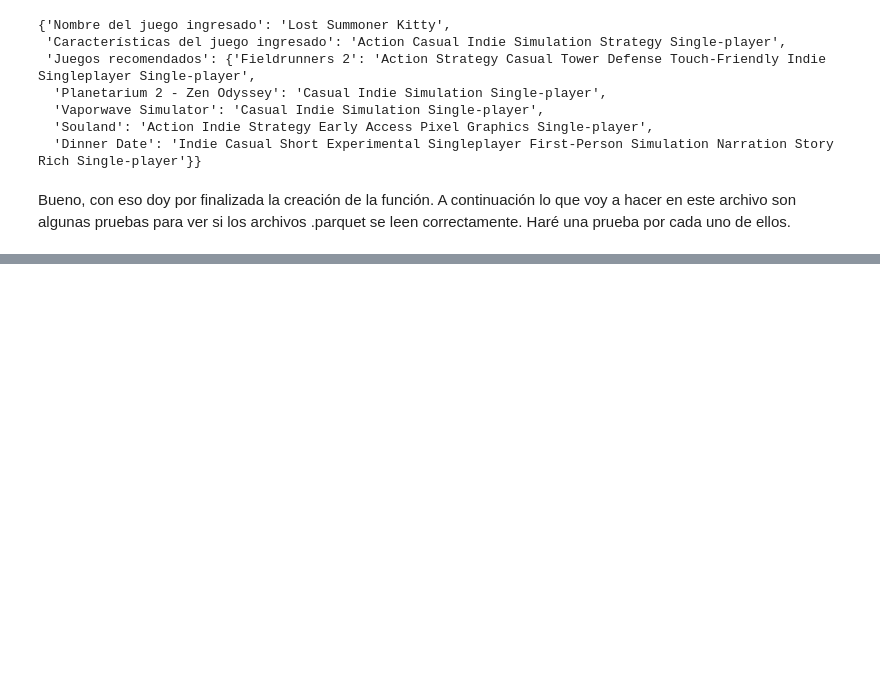
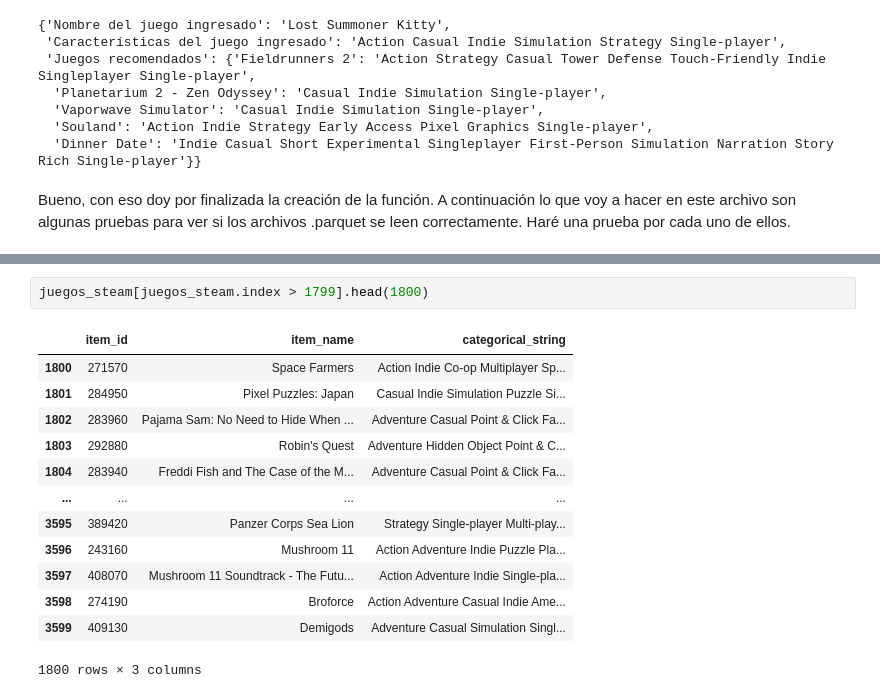
Before and after one commit to Tagliaferro22/steam-games, a Jupyter notebook: sistema_recomendacion/item_item.ipynb, the cells around one changed output, grey strips where cells are left out. Saved outputs shown, nothing was run; the diff lists cells and outputs as text; blank space fills up the shorter version.

Commit message:
Sistema de recomendacion item-item desarrollado y puesto a prueba correctamente

```diff
--- a/sistema_recomendacion/item_item.ipynb
+++ b/sistema_recomendacion/item_item.ipynb
@@ -744,0 +757,16 @@ Bueno, con eso doy por finalizada la creación de la función. A continuación l
+# %%
+juegos_steam[juegos_steam.index > 1799].head(1800)
+# %% [output]
+|  | item_id | item_name | categorical_string |
+| 1800 | 271570 | Space Farmers | Action Indie Co-op Multiplayer Sp... |
+| 1801 | 284950 | Pixel Puzzles: Japan | Casual Indie Simulation Puzzle Si... |
+| 1802 | 283960 | Pajama Sam: No Need to Hide When ... | Adventure Casual Point & Click Fa... |
+| 1803 | 292880 | Robin's Quest | Adventure Hidden Object Point & C... |
+| 1804 | 283940 | Freddi Fish and The Case of the M... | Adventure Casual Point & Click Fa... |
+| ... | ... | ... | ... |
+| 3595 | 389420 | Panzer Corps Sea Lion | Strategy Single-player Multi-play... |
+| 3596 | 243160 | Mushroom 11 | Action Adventure Indie Puzzle Pla... |
+| 3597 | 408070 | Mushroom 11 Soundtrack - The Futu... | Action Adventure Indie Single-pla... |
+| 3598 | 274190 | Broforce | Action Adventure Casual Indie Ame... |
+| 3599 | 409130 | Demigods | Adventure Casual Simulation Singl... |
+1800 rows × 3 columns
```
Also changed, not shown: parts of 8 cells of this notebook.
